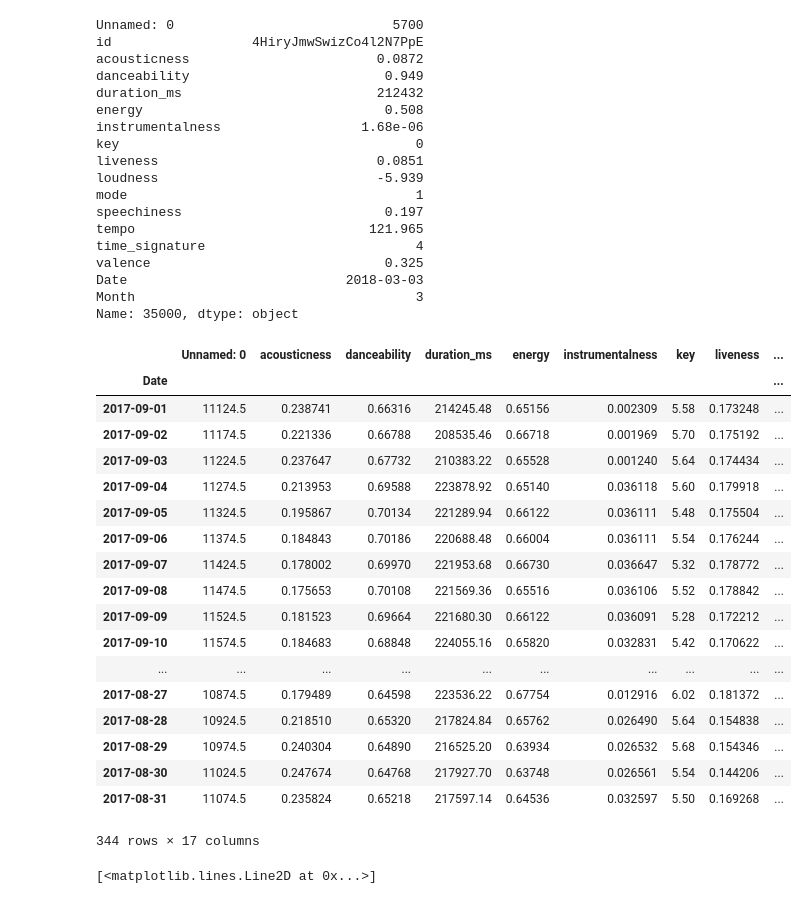
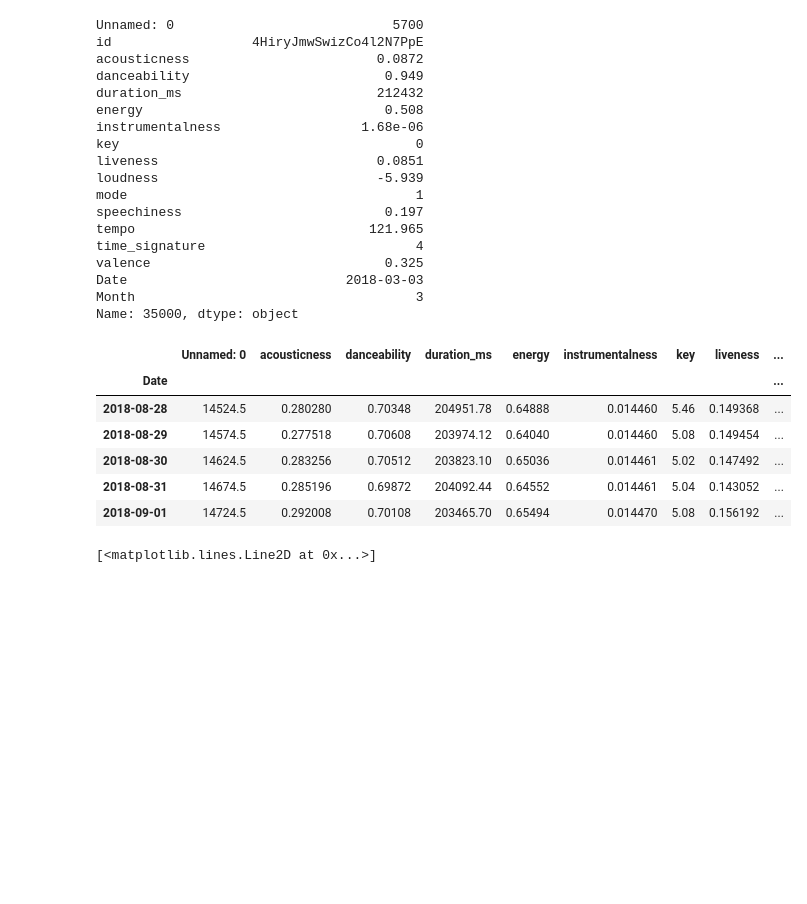
Before and after one commit to ajt025/Moodsic, a Jupyter notebook: Scraping url.ipynb, the cells around one changed output. Cells and saved outputs as stored; diff of their text form; code cells hidden in the pictures; blank space fills up the shorter version.

```diff
--- a/Scraping url.ipynb
+++ b/Scraping url.ipynb
@@ -168,28 +167,16 @@ df_2018 = df1.tail(363)
 df_2017 = df_2017.sort_values(by=['SeasonNum', 'Date'])
 # %%
 df_2018 = df_2018.sort_values(by=['SeasonNum', 'Date'])
-# %%
-df_2017
-# %% [output]
-|  | Unnamed: 0 | acousticness | danceability | duration_ms | energy | instrumentalness | key | liveness | ... |
-| Date |  |  |  |  |  |  |  |  | ... |
-| 2017-09-01 | 11124.5 | 0.238741 | 0.66316 | 214245.48 | 0.65156 | 0.002309 | 5.58 | 0.173248 | ... |
-| 2017-09-02 | 11174.5 | 0.221336 | 0.66788 | 208535.46 | 0.66718 | 0.001969 | 5.70 | 0.175192 | ... |
-| 2017-09-03 | 11224.5 | 0.237647 | 0.67732 | 210383.22 | 0.65528 | 0.001240 | 5.64 | 0.174434 | ... |
-| 2017-09-04 | 11274.5 | 0.213953 | 0.69588 | 223878.92 | 0.65140 | 0.036118 | 5.60 | 0.179918 | ... |
-| 2017-09-05 | 11324.5 | 0.195867 | 0.70134 | 221289.94 | 0.66122 | 0.036111 | 5.48 | 0.175504 | ... |
-| 2017-09-06 | 11374.5 | 0.184843 | 0.70186 | 220688.48 | 0.66004 | 0.036111 | 5.54 | 0.176244 | ... |
-| 2017-09-07 | 11424.5 | 0.178002 | 0.69970 | 221953.68 | 0.66730 | 0.036647 | 5.32 | 0.178772 | ... |
-| 2017-09-08 | 11474.5 | 0.175653 | 0.70108 | 221569.36 | 0.65516 | 0.036106 | 5.52 | 0.178842 | ... |
-| 2017-09-09 | 11524.5 | 0.181523 | 0.69664 | 221680.30 | 0.66122 | 0.036091 | 5.28 | 0.172212 | ... |
-| 2017-09-10 | 11574.5 | 0.184683 | 0.68848 | 224055.16 | 0.65820 | 0.032831 | 5.42 | 0.170622 | ... |
-| ... | ... | ... | ... | ... | ... | ... | ... | ... | ... |
-| 2017-08-27 | 10874.5 | 0.179489 | 0.64598 | 223536.22 | 0.67754 | 0.012916 | 6.02 | 0.181372 | ... |
-| 2017-08-28 | 10924.5 | 0.218510 | 0.65320 | 217824.84 | 0.65762 | 0.026490 | 5.64 | 0.154838 | ... |
-| 2017-08-29 | 10974.5 | 0.240304 | 0.64890 | 216525.20 | 0.63934 | 0.026532 | 5.68 | 0.154346 | ... |
-| 2017-08-30 | 11024.5 | 0.247674 | 0.64768 | 217927.70 | 0.63748 | 0.026561 | 5.54 | 0.144206 | ... |
-| 2017-08-31 | 11074.5 | 0.235824 | 0.65218 | 217597.14 | 0.64536 | 0.032597 | 5.50 | 0.169268 | ... |
-344 rows × 17 columns
+# %%
+df1.tail()
+# %% [output]
+|  | Unnamed: 0 | acousticness | danceability | duration_ms | energy | instrumentalness | key | liveness | ... |
+| Date |  |  |  |  |  |  |  |  | ... |
+| 2018-08-28 | 14524.5 | 0.280280 | 0.70348 | 204951.78 | 0.64888 | 0.014460 | 5.46 | 0.149368 | ... |
+| 2018-08-29 | 14574.5 | 0.277518 | 0.70608 | 203974.12 | 0.64040 | 0.014460 | 5.08 | 0.149454 | ... |
+| 2018-08-30 | 14624.5 | 0.283256 | 0.70512 | 203823.10 | 0.65036 | 0.014461 | 5.02 | 0.147492 | ... |
+| 2018-08-31 | 14674.5 | 0.285196 | 0.69872 | 204092.44 | 0.64552 | 0.014461 | 5.04 | 0.143052 | ... |
+| 2018-09-01 | 14724.5 | 0.292008 | 0.70108 | 203465.70 | 0.65494 | 0.014470 | 5.08 | 0.156192 | ... |
 # %%
 # Plotting
 import matplotlib.pyplot as plt
```
Also changed, not shown: parts of 4 cells of this notebook, 1 other file.
